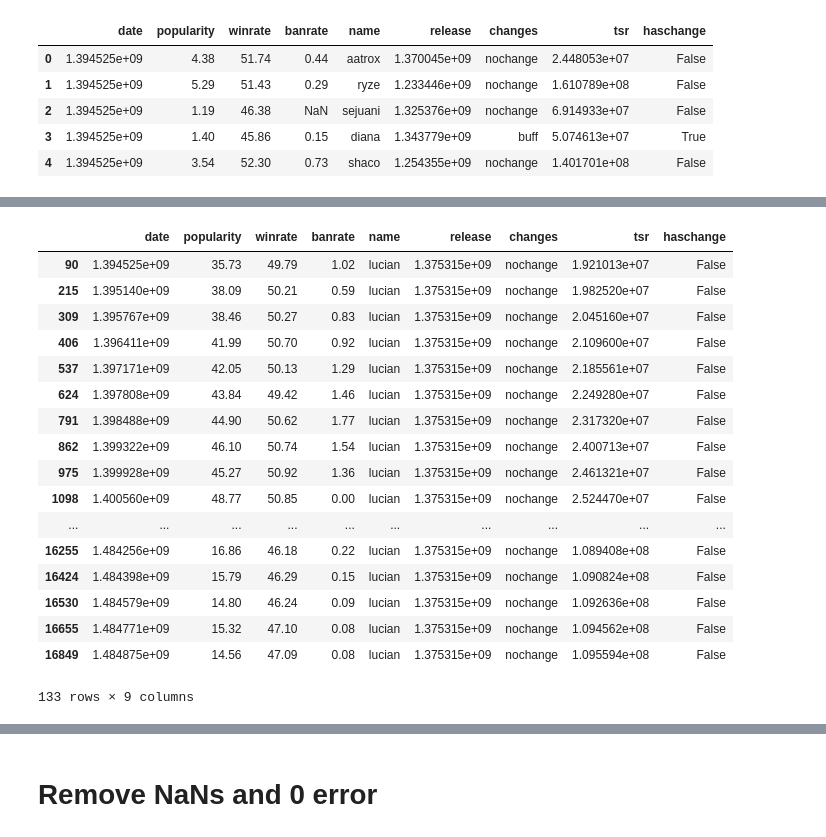
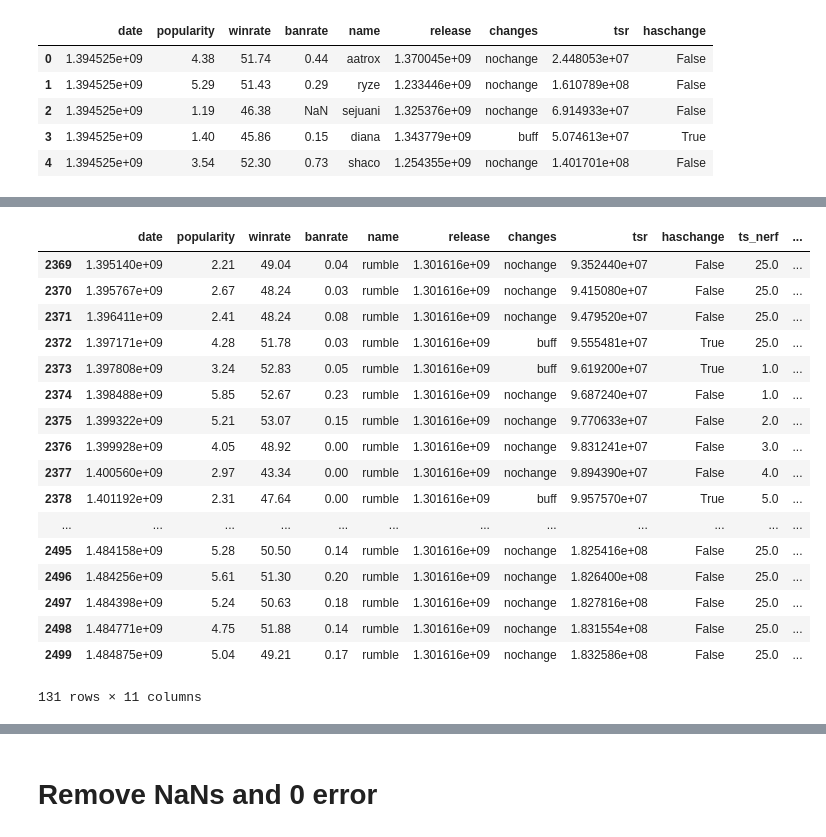
Before and after one commit to joseph-jnl/insight, a Jupyter notebook: lol_model_diamondonly.ipynb, the cells around one changed output, grey strips where cells are left out. Cells and saved outputs as stored; diff of their text form; code cells hidden in the pictures.

```diff
--- a/lol_model_diamondonly.ipynb
+++ b/lol_model_diamondonly.ipynb
@@ -19,4 +19,4 @@ df.head()
 # Create Features
 # %%
 # Time since released
-df['tsr'] = df.apply(lambda x: x.date-x.release, axis=1)
+df_initial['tsr'] = df_initial.apply(lambda x: x.date-x.release, axis=1)
@@ -28,8 +31,8 @@ def haschange(row):
     else:
         return False
 
-df['haschange'] = df.apply(haschange, axis=1)
-df.head()
+df_initial['haschange'] = df_initial.apply(haschange, axis=1)
+df_initial.head()
 # %% [output]
 |  | date | popularity | winrate | banrate | name | release | changes | tsr | haschange |
 | 0 | 1.394525e+09 | 4.38 | 51.74 | 0.44 | aatrox | 1.370045e+09 | nochange | 2.448053e+07 | False |
@@ -39,0 +68,30 @@ df.head()
+# %%
+# Time since last patch change (max 50)
+
+df = pd.DataFrame(columns=['date', 'popularity', 'winrate', 'banrate',
+                          'name', 'release', 'changes', 'tsr',
+                          'haschange', 'ts_nerf', 'ts_buff'])
+
+for champ in df_initial['name'].unique():
+    df_temp = df_initial.loc[(df_initial['name']==champ)].copy()
+
+    df_temp.reset_index(inplace=True, drop=True)
+    buffs = df_temp[df_temp['changes']=='buff'].index
+    nerfs = df_temp[df_temp['changes']=='nerf'].index
+
+    for index in range(0, len(df_temp)):
+        if any(((index - buffs) > 0) & ((index - buffs) <= 50)):
+            df_temp.loc[index,'ts_nerf'] = min(i for i in (index - buffs) if i > 0)
+        else:
+            df_temp.loc[index,'ts_nerf'] = 50
+
+        if any(((index - nerfs) > 0) & ((index - nerfs) <= 50)):
+            df_temp.loc[index, 'ts_buff'] = min(i for i in (index - nerfs) if i > 0)
+        else:
+            df_temp.loc[index, 'ts_buff'] = 50
+    df = df.append(df_temp)
+# %%
+# velocity
+
+for index, row in df.iterrows():
+    df.iloc[index]['vpop'] = (df.iloc[index]['popularity'] - df.iloc[index-1]['popularity'])/(df.iloc[index]['date']-df.iloc[index-1]['date'])
@@ -40,21 +132,21 @@ df.head()
 # %%
-df[(df['name']=='lucian')]
+df[df['name']=='rumble']
 # %% [output]
-|  | date | popularity | winrate | banrate | name | release | changes | tsr | haschange |
-| 90 | 1.394525e+09 | 35.73 | 49.79 | 1.02 | lucian | 1.375315e+09 | nochange | 1.921013e+07 | False |
-| 215 | 1.395140e+09 | 38.09 | 50.21 | 0.59 | lucian | 1.375315e+09 | nochange | 1.982520e+07 | False |
-| 309 | 1.395767e+09 | 38.46 | 50.27 | 0.83 | lucian | 1.375315e+09 | nochange | 2.045160e+07 | False |
-| 406 | 1.396411e+09 | 41.99 | 50.70 | 0.92 | lucian | 1.375315e+09 | nochange | 2.109600e+07 | False |
-| 537 | 1.397171e+09 | 42.05 | 50.13 | 1.29 | lucian | 1.375315e+09 | nochange | 2.185561e+07 | False |
-| 624 | 1.397808e+09 | 43.84 | 49.42 | 1.46 | lucian | 1.375315e+09 | nochange | 2.249280e+07 | False |
-| 791 | 1.398488e+09 | 44.90 | 50.62 | 1.77 | lucian | 1.375315e+09 | nochange | 2.317320e+07 | False |
-| 862 | 1.399322e+09 | 46.10 | 50.74 | 1.54 | lucian | 1.375315e+09 | nochange | 2.400713e+07 | False |
-| 975 | 1.399928e+09 | 45.27 | 50.92 | 1.36 | lucian | 1.375315e+09 | nochange | 2.461321e+07 | False |
-| 1098 | 1.400560e+09 | 48.77 | 50.85 | 0.00 | lucian | 1.375315e+09 | nochange | 2.524470e+07 | False |
-| ... | ... | ... | ... | ... | ... | ... | ... | ... | ... |
-| 16255 | 1.484256e+09 | 16.86 | 46.18 | 0.22 | lucian | 1.375315e+09 | nochange | 1.089408e+08 | False |
-| 16424 | 1.484398e+09 | 15.79 | 46.29 | 0.15 | lucian | 1.375315e+09 | nochange | 1.090824e+08 | False |
-| 16530 | 1.484579e+09 | 14.80 | 46.24 | 0.09 | lucian | 1.375315e+09 | nochange | 1.092636e+08 | False |
-| 16655 | 1.484771e+09 | 15.32 | 47.10 | 0.08 | lucian | 1.375315e+09 | nochange | 1.094562e+08 | False |
-| 16849 | 1.484875e+09 | 14.56 | 47.09 | 0.08 | lucian | 1.375315e+09 | nochange | 1.095594e+08 | False |
+|  | date | popularity | winrate | banrate | name | release | changes | tsr | haschange | ts_nerf | ... |
+| 2369 | 1.395140e+09 | 2.21 | 49.04 | 0.04 | rumble | 1.301616e+09 | nochange | 9.352440e+07 | False | 25.0 | ... |
+| 2370 | 1.395767e+09 | 2.67 | 48.24 | 0.03 | rumble | 1.301616e+09 | nochange | 9.415080e+07 | False | 25.0 | ... |
+| 2371 | 1.396411e+09 | 2.41 | 48.24 | 0.08 | rumble | 1.301616e+09 | nochange | 9.479520e+07 | False | 25.0 | ... |
+| 2372 | 1.397171e+09 | 4.28 | 51.78 | 0.03 | rumble | 1.301616e+09 | buff | 9.555481e+07 | True | 25.0 | ... |
+| 2373 | 1.397808e+09 | 3.24 | 52.83 | 0.05 | rumble | 1.301616e+09 | buff | 9.619200e+07 | True | 1.0 | ... |
+| 2374 | 1.398488e+09 | 5.85 | 52.67 | 0.23 | rumble | 1.301616e+09 | nochange | 9.687240e+07 | False | 1.0 | ... |
+| 2375 | 1.399322e+09 | 5.21 | 53.07 | 0.15 | rumble | 1.301616e+09 | nochange | 9.770633e+07 | False | 2.0 | ... |
+| 2376 | 1.399928e+09 | 4.05 | 48.92 | 0.00 | rumble | 1.301616e+09 | nochange | 9.831241e+07 | False | 3.0 | ... |
+| 2377 | 1.400560e+09 | 2.97 | 43.34 | 0.00 | rumble | 1.301616e+09 | nochange | 9.894390e+07 | False | 4.0 | ... |
+| 2378 | 1.401192e+09 | 2.31 | 47.64 | 0.00 | rumble | 1.301616e+09 | buff | 9.957570e+07 | True | 5.0 | ... |
+| ... | ... | ... | ... | ... | ... | ... | ... | ... | ... | ... | ... |
+| 2495 | 1.484158e+09 | 5.28 | 50.50 | 0.14 | rumble | 1.301616e+09 | nochange | 1.825416e+08 | False | 25.0 | ... |
+| 2496 | 1.484256e+09 | 5.61 | 51.30 | 0.20 | rumble | 1.301616e+09 | nochange | 1.826400e+08 | False | 25.0 | ... |
+| 2497 | 1.484398e+09 | 5.24 | 50.63 | 0.18 | rumble | 1.301616e+09 | nochange | 1.827816e+08 | False | 25.0 | ... |
+| 2498 | 1.484771e+09 | 4.75 | 51.88 | 0.14 | rumble | 1.301616e+09 | nochange | 1.831554e+08 | False | 25.0 | ... |
+| 2499 | 1.484875e+09 | 5.04 | 49.21 | 0.17 | rumble | 1.301616e+09 | nochange | 1.832586e+08 | False | 25.0 | ... |
-133 rows × 9 columns
+131 rows × 11 columns
```
Also changed, not shown: parts of 38 cells of this notebook, 32 other files.
